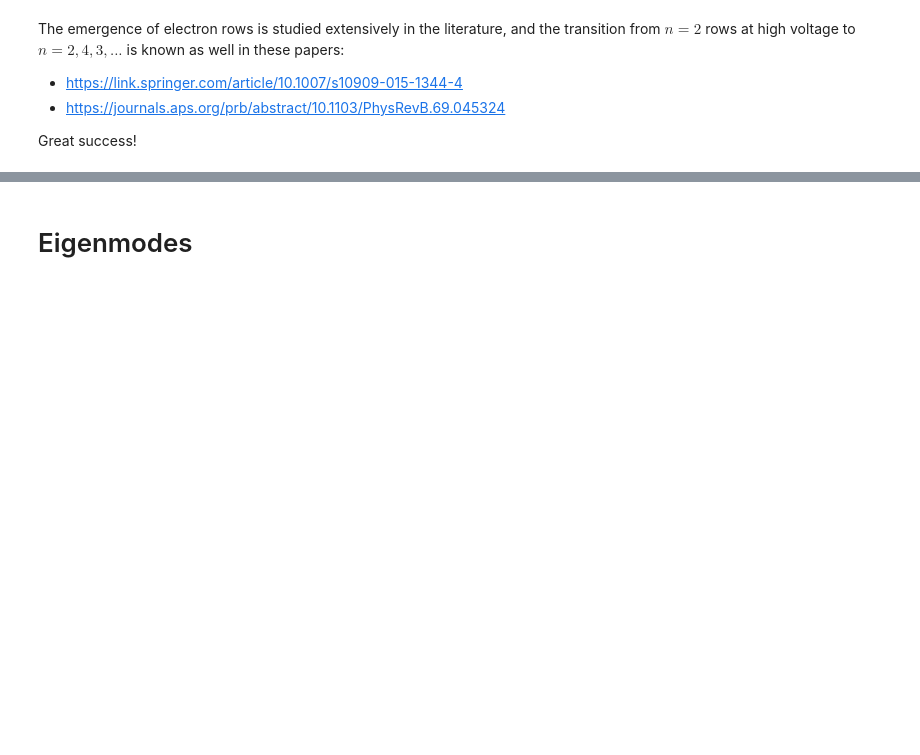
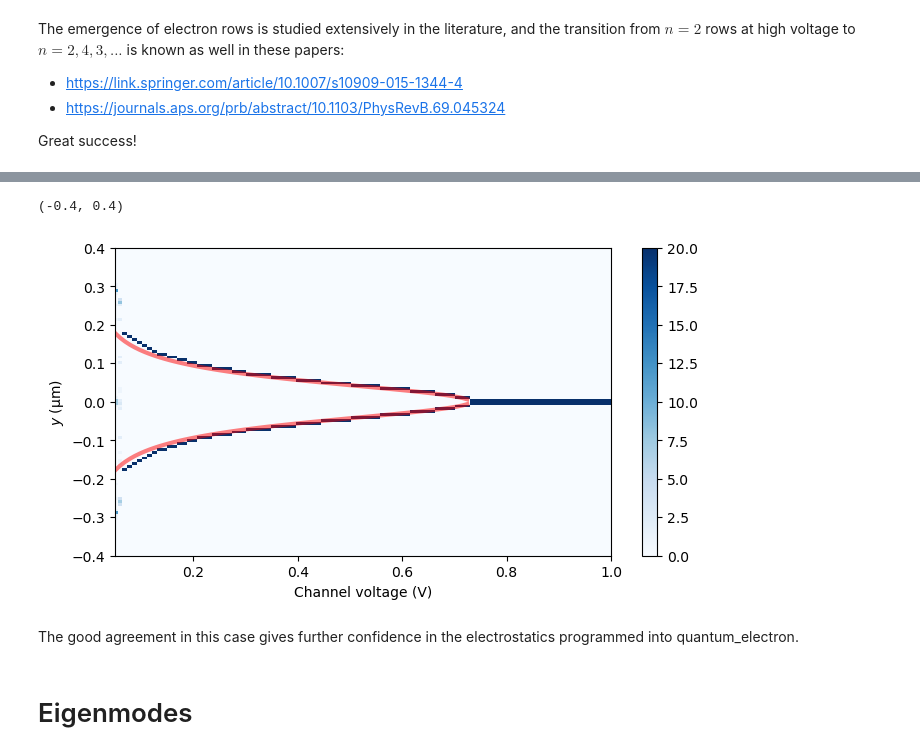
Before and after one commit to gkoolstra/quantum_electron, a Jupyter notebook: examples/02_periodic_boundaries.ipynb, the cells around one changed output, grey strips where cells are left out. Drawn from its saved outputs; the diff is of its cells as text; code cells hidden in the pictures; blank space fills up the shorter version.

```diff
--- a/examples/02_periodic_boundaries.ipynb
+++ b/examples/02_periodic_boundaries.ipynb
@@ -140,3 +184,25 @@ Great success!
+# %%
+lamb = n_electrons / 8e-6 # box width
+gamma = 2.08
+
+a1 = ch_voltages / micron ** 2
+d = np.sqrt((gamma * qe / (4 * np.pi * eps0 * a1)) ** (2/3) - (1 / lamb) ** 2)
+
+plt.figure(figsize=(8., 4.))
+plt.pcolormesh(ch_voltages, ybin_centers / micron, electron_histogram.T, vmax=20, cmap=plt.cm.Blues)
+plt.plot(ch_voltages, d/2 / micron, color='r', alpha=.5, lw=3)
+plt.plot(ch_voltages, -d/2 / micron, color='r', alpha=.5, lw=3)
+plt.colorbar()
+
+plt.xlabel("Channel voltage (V)")
+plt.ylabel(fr"$y$ ({chr(956)}m)")
+plt.xlim(0.05, 1.0)
+plt.ylim(-.4, .4)
+# %% [output]
+(-0.4, 0.4)
+[figure, added]
+# %% [markdown]
+The good agreement in this case gives further confidence in the electrostatics programmed into quantum_electron.
 # %% [markdown]
 # Eigenmodes
 # %% [markdown]
```
Also changed, not shown: parts of 9 cells of this notebook, 4 other files.
